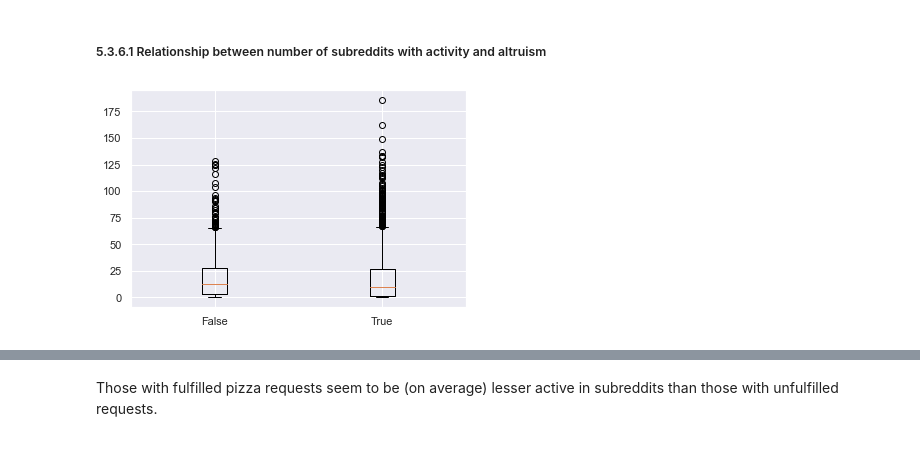
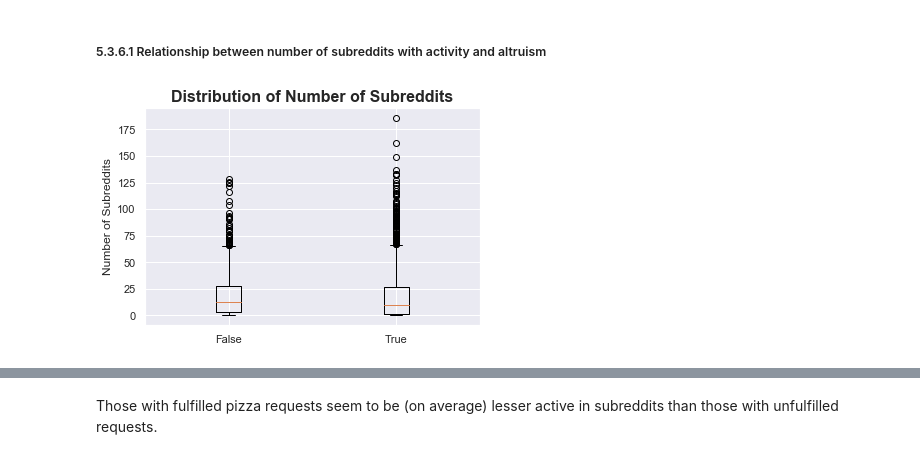
Before and after one commit to prakharm1/w207_project4, a Jupyter notebook: Baseline_Presentation.ipynb, the cells around one changed output, grey strips where cells are left out. Cells and saved outputs as stored; diff of their text form; code cells hidden in the pictures.

```diff
--- a/Baseline_Presentation.ipynb
+++ b/Baseline_Presentation.ipynb
@@ -245,0 +321,30 @@ It is seen that different times of the data impact the outcome, with 11 am to 7
+# %%
+#test and plot out if we transformed the timestamp hour into buckets of 4 hours
+train['timestamp_hour_4'] = pd.cut(train['timestamp_converted'].dt.hour, 4)
+np.sort(list(train['timestamp_hour_4'].unique()))
+
+# split the data into those who received a pizza and those who didn't
+no_pizza_hour_4 = train.loc[train['requester_received_pizza'] == 0]['timestamp_hour_4'].value_counts().sort_index()
+no_pizza_hour_4 = list(no_pizza_hour_4)
+pizza_hour_4 = train.loc[train['requester_received_pizza'] == 1]['timestamp_hour_4'].value_counts().sort_index()
+pizza_hour_4 = list(pizza_hour_4)
+pizza_hour_4
+
+hour_labels_4 = ['~0 to 6am', '~6am to 12pm', '~12pm to 5pm', '~5pm to 12am']
+
+bars = np.add(pizza_hour_4, no_pizza_hour_4).tolist()
+r = list(range(0, 4))
+
+# plot bars for those who received pizza
+plt.bar(r, pizza_hour_4, color='mediumseagreen', edgecolor='white', width=0.8, label = 'Received Pizza')
+# plot bars for those who did not receive a pizza
+plt.bar(r, no_pizza_hour_4, bottom=pizza_hour_4, color='tomato', edgecolor='white', width=0.8, label = 'No Pizza')
+
+plt.title('Hour Interval that Request was Posted', fontsize = 16, fontweight="bold")
+plt.xticks(r, hour_labels_4)
+plt.ylabel("Number of Requests", fontsize = 12)
+plt.xlabel("Hour Interval", fontsize = 12)
+plt.legend(loc="best")
+# save plot as png file
+# plt.savefig('hour__interval_posted.png')
+plt.show()
@@ -289,17 +399,19 @@ Name: requester_subreddits_at_request, Length: 2746, dtype: object
 # %%
 len_requester_subreddits_at_request_1 = []
 for r1 in requester_subreddits_at_request_1:
     len_requester_subreddits_at_request_1.append(len(r1))
 
 len_requester_subreddits_at_request_0 = []
 for r0 in requester_subreddits_at_request_0:
     len_requester_subreddits_at_request_0.append(len(r0))
 
 set_to_plot = [len_requester_subreddits_at_request_1, len_requester_subreddits_at_request_0]
 
 labels = train['requester_received_pizza'].unique()
 
 plt.boxplot(set_to_plot, labels=labels)
+plt.title("Distribution of Number of Subreddits", fontsize = 16, fontweight = 'bold')
+plt.ylabel("Number of Subreddits", fontsize = 12)
 pass
 # %% [output]
-[figure, old version]
+[figure, new version]
```
Also changed, not shown: parts of 36 cells of this notebook.
